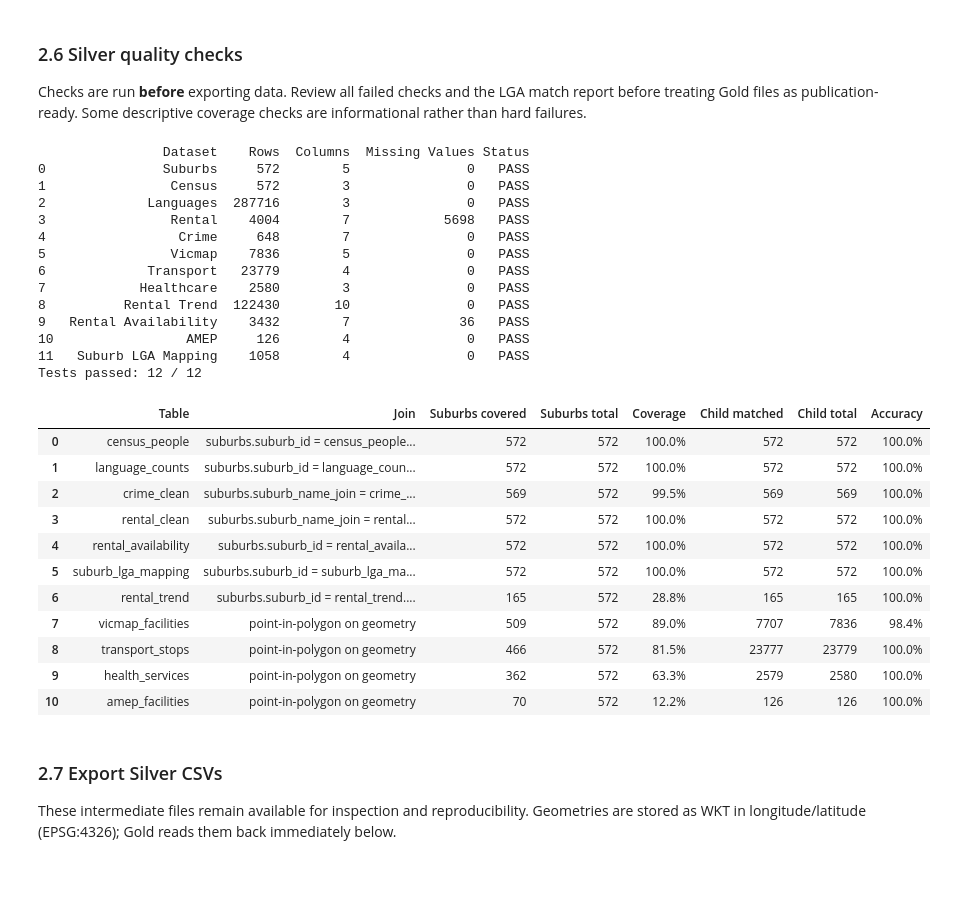
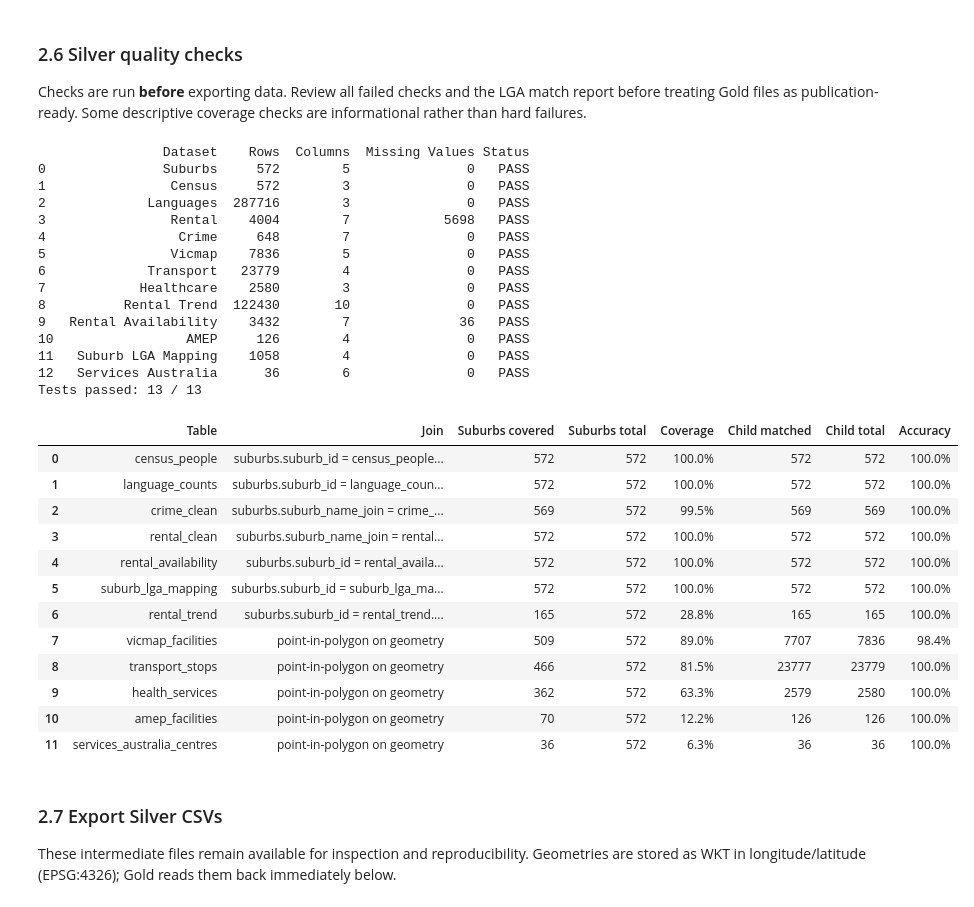
Before and after one commit to team-c-new-roots/new-roots, a Jupyter notebook: pipeline/Scripts/New_Roots_Data_Pipeline.ipynb, the cells around one changed output. Saved outputs shown, nothing was run; the diff lists cells and outputs as text; code cells hidden in the pictures; blank space fills up the shorter version.

Commit message:
Add Services Australia centres to pipeline and Gold features; detect data folder automatically

```diff
--- a/pipeline/Scripts/New_Roots_Data_Pipeline.ipynb
+++ b/pipeline/Scripts/New_Roots_Data_Pipeline.ipynb
@@ -226,0 +237,13 @@ AMEP locations: 126
+# %%
+# 12 - Services Australia service centres
+# The export has no geometry field, so read the properties and build points from latitude/longitude in Silver.
+
+import json
+
+file = find_input("Services_australia_geoJSON.json")
+
+with open(file, encoding="utf-8") as f:
+    ds_12 = pd.DataFrame([feature["properties"] for feature in json.load(f)["features"]])
+
+print("Services Australia centres:", len(ds_12))
+display(ds_12.head())
@@ -1240,12 +1304,38 @@ Health service locations: 2580
 ### 2.6 Silver quality checks
 Checks are run **before** exporting data. Review all failed checks and the LGA match report before treating Gold files as publication-ready. Some descriptive coverage checks are informational rather than hard failures.
 # %%
-clean_tables = {"suburbs": suburbs, "census_people": census_people, "language_counts": language_counts, "rental_clean": rental_clean, "crime_clean": crime_clean, "vicmap_facilities": vicmap_facilities, "transport_stops": transport_stops, "health_services": health_services, "rental_availability": rental_availability, "suburb_lga_mapping": suburb_lga_mapping, "amep_facilities": amep_facilities, "lga_spatial_cleaned": lga_spatial_cleaned, "rental_trend": rental_trend, "rental_trend_melbourne": melbourne_trend}
+clean_tables = {"suburbs": suburbs,
+                "census_people": census_people,
+                "language_counts": language_counts,
+                "rental_clean": rental_clean,
+                "crime_clean": crime_clean,
+                "vicmap_facilities": vicmap_facilities,
+                "transport_stops": transport_stops,
+                "health_services": health_services,
+                "rental_availability": rental_availability,
+                "suburb_lga_mapping": suburb_lga_mapping,
+                "amep_facilities": amep_facilities,
+                "lga_spatial_cleaned": lga_spatial_cleaned,
+                "rental_trend": rental_trend,
+                "rental_trend_melbourne": melbourne_trend,
+                "services_australia_centres": services_australia_centres}
 # %%
 # Test all cleaned datasets before building the OBT
 
 # Tables and their expected columns
-tables = {"Suburbs": (suburbs, ["suburb_id", "suburb_name", "suburb_name_join", "suburb_area_km2"]), "Census": (census_people, ["suburb_id", "population", "median_age"]), "Languages": (language_counts, ["suburb_id", "language", "speaker_count"]), "Rental": (rental_clean, ["suburb", "suburb_join", "median_weekly_rent", "dwelling_type", "period", "precinct"]), "Crime": (crime_clean, ["suburb", "suburb_join", "total_incidents", "person_incidents", "property_incidents"]), "Vicmap": (vicmap_facilities, ["facility_id", "facility_type", "facility_subtype"]), "Transport": (transport_stops, ["stop_id", "transport_mode"]), "Healthcare": (health_services, ["facility_type", "facility_name"]), "Rental Trend": (rental_trend, ["suburb_id", "dwelling_type", "period", "melbourne_avg_rent"]), "Rental Availability": (rental_availability, ["suburb_id", "dwelling_type", "5yr_avg_new_rentals", "5yr_avg_new_rentals_per_1000", "rental_availability_score"]), "AMEP": (amep_facilities, ["amep_id", "facility_name", "provider_name", "geometry"]), "Suburb LGA Mapping": (suburb_lga_mapping, ["suburb_id", "lga_name", "lga_weighting"])}
+tables = {"Suburbs": (suburbs, ["suburb_id", "suburb_name", "suburb_name_join", "suburb_area_km2"]),
+          "Census": (census_people, ["suburb_id", "population", "median_age"]),
+          "Languages": (language_counts, ["suburb_id", "language", "speaker_count"]),
+          "Rental": (rental_clean, ["suburb", "suburb_join", "median_weekly_rent", "dwelling_type", "period", "precinct"]),
+          "Crime": (crime_clean, ["suburb", "suburb_join", "total_incidents", "person_incidents", "property_incidents"]),
+          "Vicmap": (vicmap_facilities, ["facility_id", "facility_type", "facility_subtype"]),
+          "Transport": (transport_stops, ["stop_id", "transport_mode"]),
+          "Healthcare": (health_services, ["facility_type", "facility_name"]),
+          "Rental Trend": (rental_trend, ["suburb_id", "dwelling_type", "period", "melbourne_avg_rent"]),
+          "Rental Availability": (rental_availability, ["suburb_id", "dwelling_type", "5yr_avg_new_rentals", "5yr_avg_new_rentals_per_1000", "rental_availability_score"]),
+          "AMEP": (amep_facilities, ["amep_id", "facility_name", "provider_name", "geometry"]),
+          "Suburb LGA Mapping": (suburb_lga_mapping, ["suburb_id", "lga_name", "lga_weighting"]),
+          "Services Australia": (services_australia_centres, ["centre_name", "office_type", "address", "suburb", "postcode", "geometry"])}
 
 results = []
 
@@ -1302,13 +1392,14 @@ assert (test_results["Status"] == "PASS").all(), "Silver table schema or geometr
 9   Rental Availability    3432        7              36   PASS
 10                 AMEP     126        4               0   PASS
 11   Suburb LGA Mapping    1058        4               0   PASS
-Tests passed: 12 / 12
+12   Services Australia      36        6               0   PASS
+Tests passed: 13 / 13
 # %%
 # Tables that join back to suburbs on a shared key column
 suburb_joins = {"census_people": ("suburb_id", "suburb_id"), "language_counts": ("suburb_id", "suburb_id"), "crime_clean": ("suburb_name_join", "suburb_join"), "rental_clean": ("suburb_name_join", "suburb_join"), "rental_availability": ("suburb_id", "suburb_id"), "suburb_lga_mapping": ("suburb_id", "suburb_id"), "rental_trend": ("suburb_id", "suburb_id")}
 
 # Tables with no suburb key at all - these join to suburbs spatially (point-in-polygon)
-spatial_joins = ["vicmap_facilities", "transport_stops", "health_services", "amep_facilities"]
+spatial_joins = ["vicmap_facilities", "transport_stops", "health_services", "amep_facilities", "services_australia_centres"]
 
 results = []
 for name, (suburbs_col, child_col) in suburb_joins.items():
@@ -1327,33 +1418,34 @@ for name, (suburbs_col, child_col) in suburb_joins.items():
     # Accuracy: how many child keys match a real suburb
     child_matched = len(child_keys & suburb_keys)
 
     results.append({"Table": name, "Join": f"suburbs.{suburbs_col} = {name}.{child_col}", "Suburbs covered": suburbs_matched, "Suburbs total": len(suburbs), "Coverage": f"{suburbs_matched / len(suburbs):.1%}", "Child matched": child_matched, "Child total": len(child_keys), "Accuracy": f"{child_matched / len(child_keys):.1%}" if child_keys else "n/a"})
 
 # Same two checks, done spatially: which suburbs contain at least one point, and which
 # points actually fall inside one of our suburb boundaries at all.
 for name in spatial_joins:
     child = clean_tables[name]
     joined = gpd.sjoin(child[["geometry"]].reset_index(drop=True), suburbs[["suburb_id", "geometry"]], how="left", predicate="within")
     suburbs_matched = suburbs["suburb_id"].isin(joined["suburb_id"].dropna()).sum()
     child_matched = joined["suburb_id"].notna().sum()
 
     results.append({"Table": name, "Join": "point-in-polygon on geometry", "Suburbs covered": suburbs_matched, "Suburbs total": len(suburbs), "Coverage": f"{suburbs_matched / len(suburbs):.1%}", "Child matched": child_matched, "Child total": len(child), "Accuracy": f"{child_matched / len(child):.1%}" if len(child) else "n/a"})
 
 join_quality = pd.DataFrame(results)
 display(join_quality)
 # %% [output]
 |  | Table | Join | Suburbs covered | Suburbs total | Coverage | Child matched | Child total | Accuracy |
 | 0 | census_people | suburbs.suburb_id = census_people... | 572 | 572 | 100.0% | 572 | 572 | 100.0% |
 | 1 | language_counts | suburbs.suburb_id = language_coun... | 572 | 572 | 100.0% | 572 | 572 | 100.0% |
 | 2 | crime_clean | suburbs.suburb_name_join = crime_... | 569 | 572 | 99.5% | 569 | 569 | 100.0% |
 | 3 | rental_clean | suburbs.suburb_name_join = rental... | 572 | 572 | 100.0% | 572 | 572 | 100.0% |
 | 4 | rental_availability | suburbs.suburb_id = rental_availa... | 572 | 572 | 100.0% | 572 | 572 | 100.0% |
 | 5 | suburb_lga_mapping | suburbs.suburb_id = suburb_lga_ma... | 572 | 572 | 100.0% | 572 | 572 | 100.0% |
 | 6 | rental_trend | suburbs.suburb_id = rental_trend.... | 165 | 572 | 28.8% | 165 | 165 | 100.0% |
 | 7 | vicmap_facilities | point-in-polygon on geometry | 509 | 572 | 89.0% | 7707 | 7836 | 98.4% |
 | 8 | transport_stops | point-in-polygon on geometry | 466 | 572 | 81.5% | 23777 | 23779 | 100.0% |
 | 9 | health_services | point-in-polygon on geometry | 362 | 572 | 63.3% | 2579 | 2580 | 100.0% |
 | 10 | amep_facilities | point-in-polygon on geometry | 70 | 572 | 12.2% | 126 | 126 | 100.0% |
+| 11 | services_australia_centres | point-in-polygon on geometry | 36 | 572 | 6.3% | 36 | 36 | 100.0% |
 # %% [markdown]
 ### 2.7 Export Silver CSVs
 These intermediate files remain available for inspection and reproducibility. Geometries are stored as WKT in longitude/latitude (EPSG:4326); Gold reads them back immediately below.
```
Also changed, not shown: parts of 7 cells of this notebook, 1 other file.
